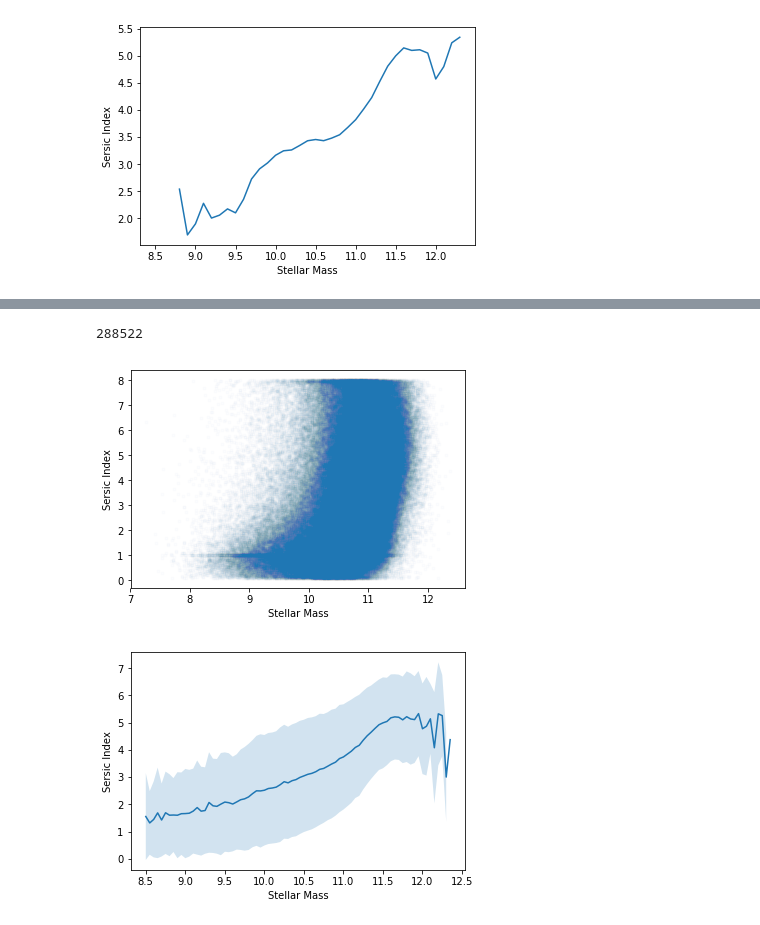
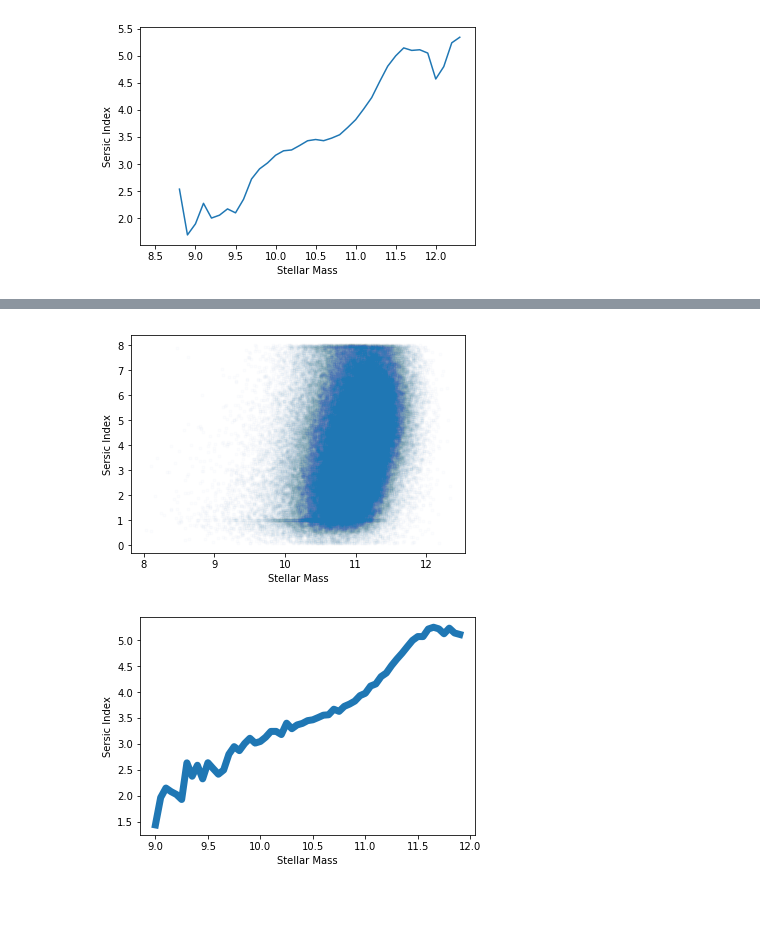
Before and after one commit to PipGrylls/STEEL, a Jupyter notebook: Scripts/Draft_Scripts/Untitled.ipynb, the cells around one changed output, grey strips where cells are left out. Saved outputs shown, nothing was run; the diff lists cells and outputs as text; code cells hidden in the pictures.

Commit message:
Working but wrong SDSS sizes

```diff
--- a/Scripts/Draft_Scripts/Untitled.ipynb
+++ b/Scripts/Draft_Scripts/Untitled.ipynb
@@ -38,5 +38,3 @@ plt.show()
 Header = ["galcount", "z", "Vmaxwt", "MsMendSerExp", "AbsMag", "logReSerExp", "BT", "n_bulge", "newLcentsat", "NewMCentSat", "newMhaloL", "probaE", "probaEll", "probaS0", "probaSab", "probaScd", "TType", "AbsMagCent", "MsCent", "veldisp", "veldisperr", "AbsModel_newKcorr", "LCentSat", "raSDSS7", "decSDSS7", "Z", "sSFR", "FLAGsSFR", "MEDIANsSFR", "P16sSFR", "P84sSRF", "SFR", "FLAGSFR", "MEDIANSFR", "P16SFR", "P84SRF", "RA_SDSS", "DEC_SDSS", "Z_2", "Seperation"]
 # %%
 df = pd.read_csv("../../Data/Observational/Bernardi_SDSS/new_catalog_SFRs.dat", header = None, names = Header, delim_whitespace = True, skiprows = 1)
-
-df['SerExpsSFR'] = df.apply(lambda row: row.SFR - row.MsMendSerExp, axis = 1) # Make a sSFR colum using the sersic exp photomotry
@@ -64,20 +42,20 @@ Name: LCentSat, Length: 485608, dtype: float64
 flag_central = df["LCentSat"] == 1.
 
 SersicIndex = np.array(df['n_bulge'])
-
 StellarMass = np.array(df['MsCent'])
 VMax = np.array(df["Vmaxwt"])
+Sizes = np.array(df['logReSerExp'])
 
 flag_hasMass = StellarMass != -999.
 flag_is8 = SersicIndex != 8.
 flag_is0 = SersicIndex != 0.1
+flag_type = np.array(df["TType"]) < 0.
 
 
-StellarMass = StellarMass[flag_hasMass * flag_is8 * flag_is0 * flag_central]
-SersicIndex = SersicIndex[flag_hasMass * flag_is8 * flag_is0 * flag_central]
-VMax = VMax[flag_hasMass * flag_is8 * flag_is0 * flag_central]
+StellarMass = StellarMass[flag_hasMass * flag_is8 * flag_is0 * flag_central * flag_type]
+SersicIndex = SersicIndex[flag_hasMass * flag_is8 * flag_is0 * flag_central * flag_type]
+VMax = VMax[flag_hasMass * flag_is8 * flag_is0 * flag_central * flag_type]
+Sizes = 10**Sizes[flag_hasMass * flag_is8 * flag_is0 * flag_central * flag_type]
-# %% [output]
-288522
 # %%
 plt.figure()
 plt.plot(StellarMass, SersicIndex, '.', alpha = 0.01)
@@ -85,5 +63,5 @@ plt.xlabel('Stellar Mass')
 plt.ylabel('Sersic Index')
 plt.show()
 # %% [output]
-[figure, old version]
+[figure, new version]
 # %%
@@ -108,12 +87,12 @@ dev = np.sqrt(std_wrong/(((binCounts-1)/binCounts)*den))
 #std_right = std_wrong ** 2
 # %%
 plt.figure()
-plt.plot(bins[0:-1], array)q
+plt.plot(bins[0:-1][10:-10], array[10:-10], linewidth=7.0)
 plt.xlabel('Stellar Mass')
 plt.ylabel('Sersic Index')
 
-plt.fill_between(bins[0:-1], array-dev, array+dev, alpha=0.2)
+#plt.fill_between(bins[0:-1], array-dev, array+dev, alpha=0.2)
 
 plt.show()
 # %% [output]
-[figure, old version]
+[figure, new version]
```
Also changed, not shown: parts of 6 cells of this notebook, 7 other files.
